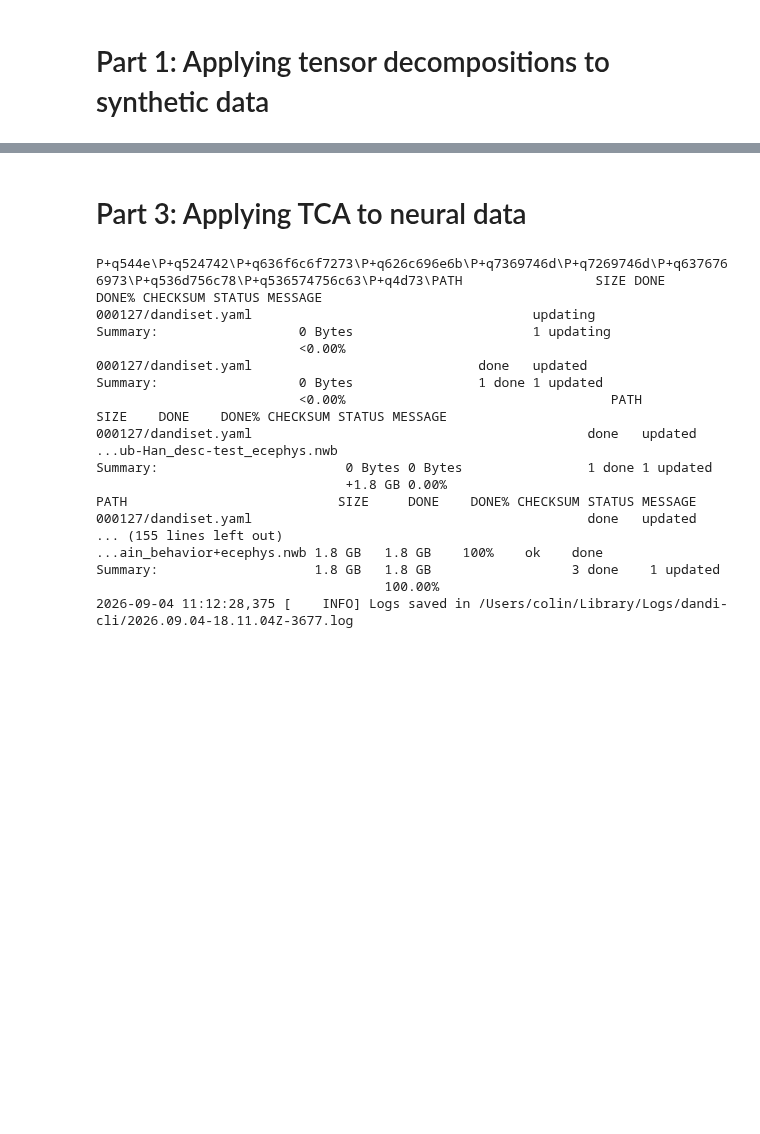
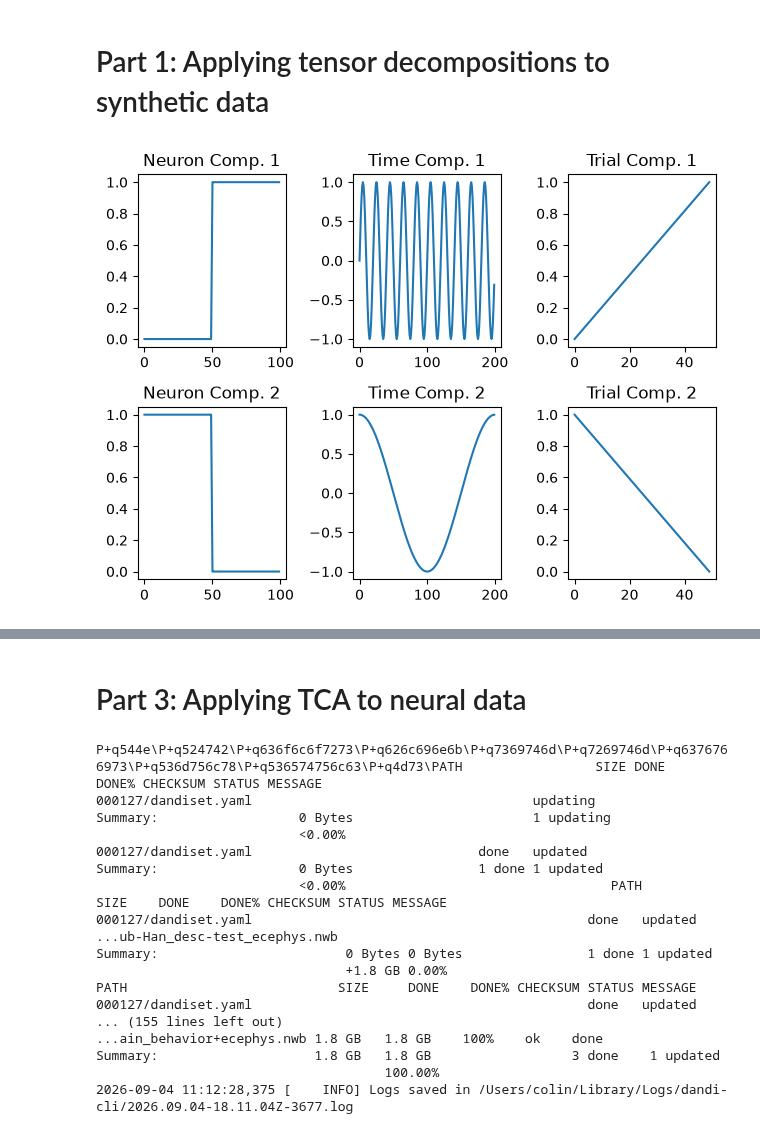
Before and after one commit to colinbredenberg/tca_tutorial, a Jupyter notebook: tutorial.ipynb, the cells around one changed output, grey strips where cells are left out. Cells and saved outputs as stored; diff of their text form; code cells hidden in the pictures; blank space fills up the shorter version.

```diff
--- a/tutorial.ipynb
+++ b/tutorial.ipynb
@@ -17,2 +66,54 @@ The three parts are independent, and if you are already familiar with TCA feel f
 # %% [markdown]
 # Part 1: Applying tensor decompositions to synthetic data
+# %%
+def sythentic_data(dims = (100, 200, 50), std = 0.1, ):
+    """Function for generating synthetic data to run TCA on. Composed of two independent trial factors (a ramp and a sinusoid)
+    that increase and decrease over trials, respectively.
+
+    Inputs:
+    dims: 3-dimensional tuple containing the dimensions of the returned neuron x time x trial tensor
+    std: standard deviation of additive white noise
+    Returns:
+    a N x T x trial # """
+    data = np.random.normal(scale = std, size = dims)
+
+
+    return data
+
+std = 1
+dims = (100,200,50)
+freq = 10
+freq_2 = 1
+data = np.random.normal(scale = std, size = dims)
+
+#Vector elements of the first tensor component
+vec_00 = np.concatenate((np.zeros(int(dims[0]/2)), np.ones(int(dims[0]/2))))
+vec_01 = np.sin(2 * np.pi * freq * np.arange(0, dims[1]) / dims[1])
+vec_02 = np.linspace(0,1,dims[2])
+tensor_component_1 = np.einsum('i,j,k->ijk',vec_00, vec_01, vec_02) #computes the tensor outer product of the three vector components
+
+#Vector elements of the second tensor component
+vec_10 = vec_00[::-1]
+vec_11 = np.cos(2 * np.pi * freq_2 * np.arange(0, dims[1]) / dims[1])
+vec_12 = vec_02[::-1]
+tensor_component_2 = np.einsum('i,j,k->ijk', vec_10, vec_11, vec_12) # computes the tensor outer product of the three vector components
+fig, ax = plt.subplots(2, 3)
+ax[0,0].plot(vec_00)
+ax[0,0].set_title('Neuron Comp. 1')
+ax[0,1].plot(vec_01)
+ax[0,1].set_title('Time Comp. 1')
+ax[0,2].plot(vec_02)
+ax[0,2].set_title('Trial Comp. 1')
+
+ax[1,0].plot(vec_10)
+ax[1,0].set_title('Neuron Comp. 2')
+ax[1,1].plot(vec_11)
+ax[1,1].set_title('Time Comp. 2')
+ax[1,2].plot(vec_12)
+ax[1,2].set_title('Trial Comp. 2')
+plt.tight_layout()
+
+data += tensor_component_1
+data += tensor_component_2
+# %% [output]
+[figure, added]
```
Also changed, not shown: parts of 11 cells of this notebook, 1 other file.
